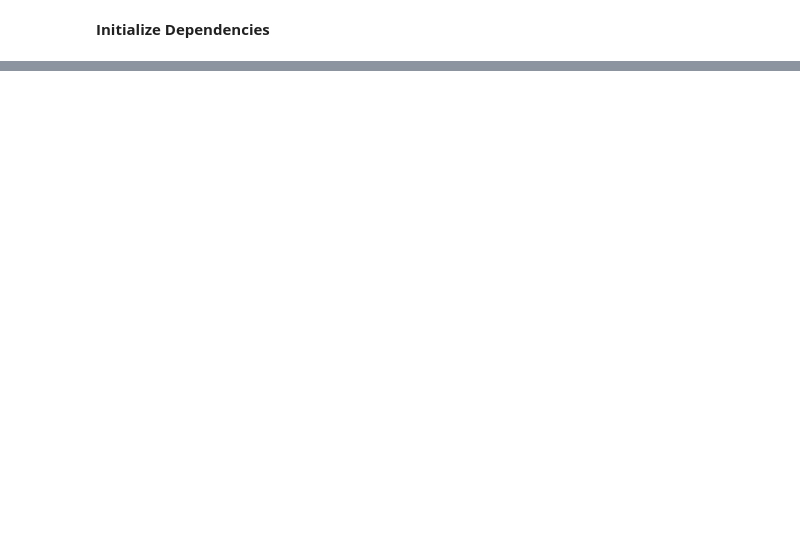
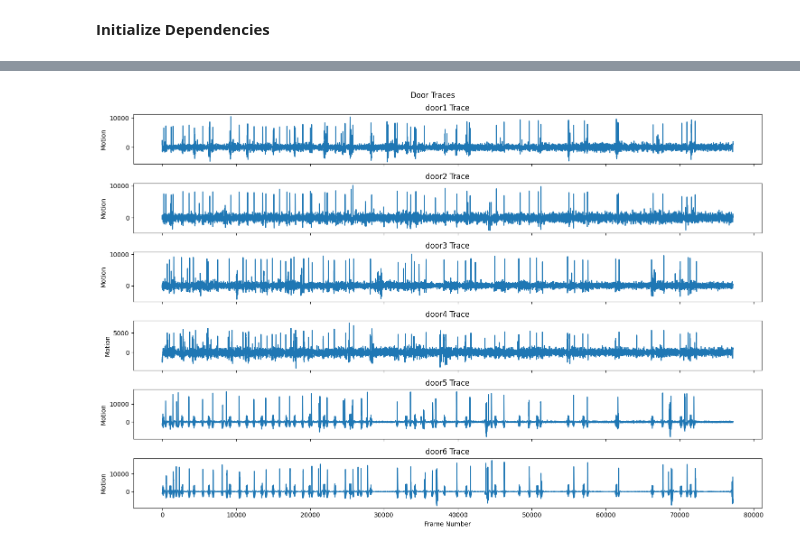
Before and after one commit to robert-lamprecht/Tmaze-toolkit, a Jupyter notebook: notebooks/test.ipynb, the cells around one changed output, grey strips where cells are left out. Cells and saved outputs as stored; diff of their text form; code cells hidden in the pictures; blank space fills up the shorter version.

```diff
--- a/notebooks/test.ipynb
+++ b/notebooks/test.ipynb
@@ -27,4 +23,8 @@ plotDoorTraces(dat)
-# %%
-
-dat = process_door_traces(dat)
-plotDoorTraces(dat)
+# %%
+from scipy.ndimage import gaussian_filter1d # Smooth the door traces
+for key in dat.keys():
+    dat[key] = gaussian_filter1d(dat[key], sigma=5)
+
+plotDoorTraces(dat)
+# %% [output]
+[figure, added]
```
Also changed, not shown: parts of 18 cells of this notebook, 18 other files.
